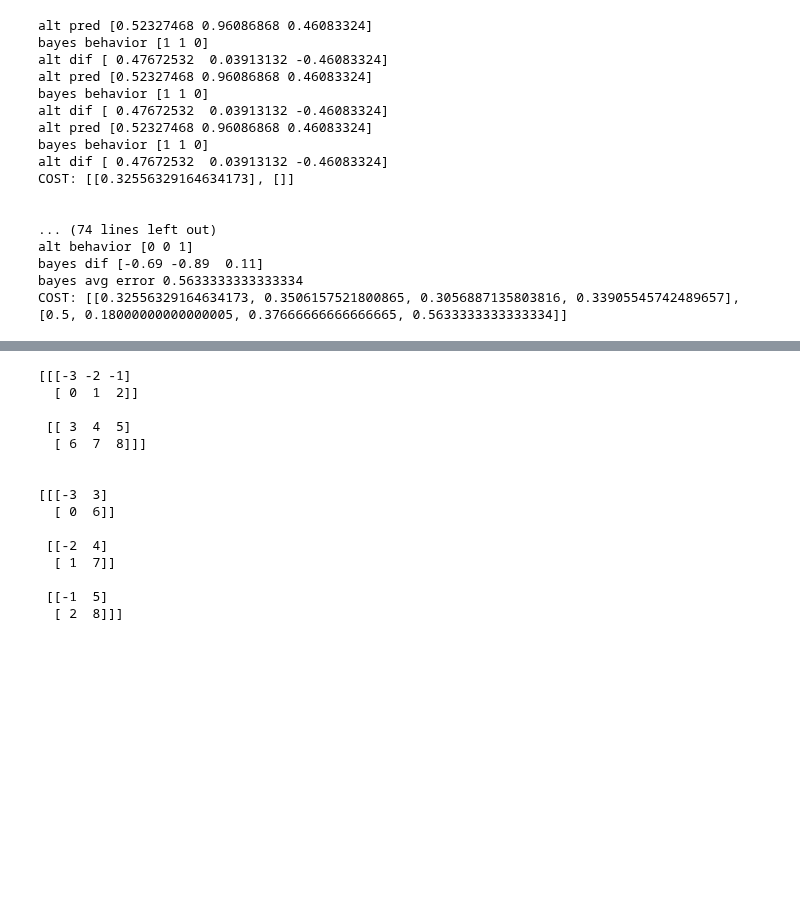
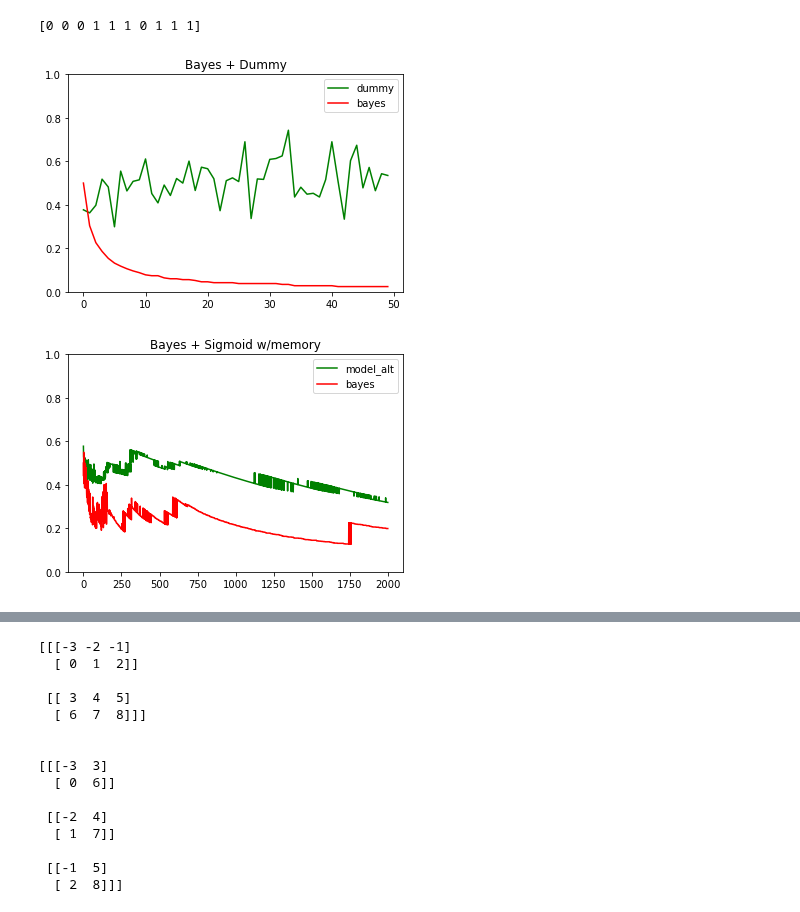
Before and after one commit to rpassas/Social_AI, a Jupyter notebook: bayes.ipynb, the cells around one changed output, grey strips where cells are left out. Saved outputs shown, nothing was run; the diff lists cells and outputs as text; code cells hidden in the pictures; blank space fills up the shorter version.

```diff
--- a/bayes.ipynb
+++ b/bayes.ipynb
@@ -6,8 +6,32 @@ import itertools as it
 import util
 import pandas as pd
 from world import World
+# %%
+m_m_world = World(state_size =10, time =50, agent=["dummy", "bayes"], memory=[20, 20], behav_control=[1, 1], seed=7)
+
+m_m_world.create_agents()
+m_m_world.run()
+agents = m_m_world.get_agents()
+errors = m_m_world.get_errors()
+preds = m_m_world.get_pred()
+priors = m_m_world.get_behav_priors()
+costs = m_m_world.get_costs()
+
+time = [t for t in range(len(costs[0]))]
+#m_m_world.print_results()
+
+plt.figure(facecolor='white')
+plt.plot(time, costs[0], 'g', label=agents[0])
+plt.plot(time, costs[1], 'r', label=agents[1])
+plt.ylim([0, 1])
+plt.legend()
+plt.title("Bayes + Dummy")
+plt.show()
+# %% [output]
+[0 0 0 1 1 1 0 1 1 1]
+[figure, added]
 # %%
-m_m_world = World(state_size =3, time =4, agent=["model_alt", "bayes"], memory=[10, 10], behav_control=[1, 1], seed=7)
+m_m_world = World(state_size =10, time =2000, agent=["model_alt", "bayes"], memory=[30, 30], behav_control=[1, 1], seed=7)
 
 m_m_world.create_agents()
 m_m_world.run()
@@ -19,21 +43,13 @@ costs = m_m_world.get_costs()
 
 time = [t for t in range(len(costs[0]))]
 #m_m_world.print_results()
+
+plt.figure(facecolor='white')
+plt.plot(time, costs[0], 'g', label=agents[0])
+plt.plot(time, costs[1], 'r', label=agents[1])
+plt.ylim([0, 1])
+plt.legend()
+plt.title("Bayes + Sigmoid w/memory")
+plt.show()
 # %% [output]
-alt pred [0.52327468 0.96086868 0.46083324]
-bayes behavior [1 1 0]
-alt dif [ 0.47672532  0.03913132 -0.46083324]
-alt pred [0.52327468 0.96086868 0.46083324]
-bayes behavior [1 1 0]
-alt dif [ 0.47672532  0.03913132 -0.46083324]
-alt pred [0.52327468 0.96086868 0.46083324]
-bayes behavior [1 1 0]
-alt dif [ 0.47672532  0.03913132 -0.46083324]
-COST: [[0.32556329164634173], []]
-
-
-... (74 lines left out)
-alt behavior [0 0 1]
-bayes dif [-0.69 -0.89  0.11]
-bayes avg error 0.5633333333333334
-COST: [[0.32556329164634173, 0.3506157521800865, 0.3056887135803816, 0.33905545742489657], [0.5, 0.18000000000000005, 0.37666666666666665, 0.5633333333333334]]
+[figure, added]
```
Also changed, not shown: parts of 5 cells of this notebook, 5 other files.
